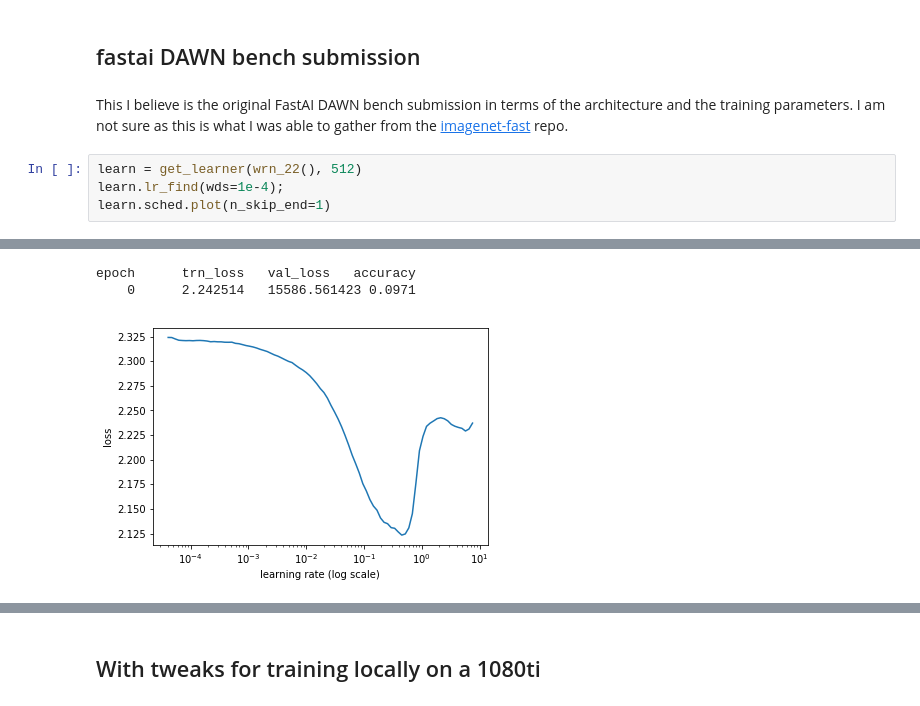
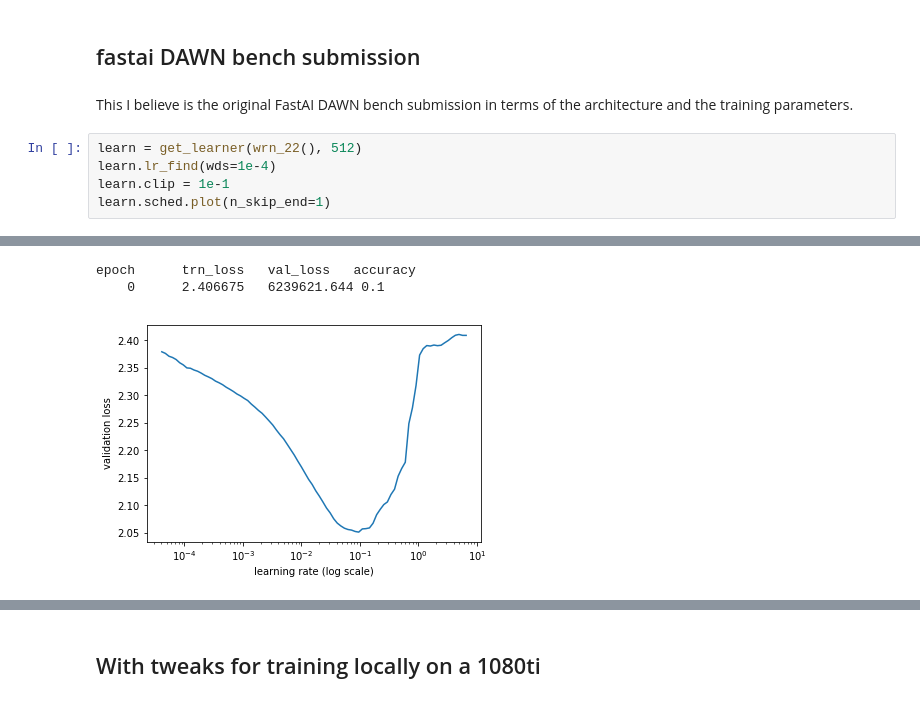
Before and after one commit to radekosmulski/cifar10_docker, a Jupyter notebook: workspace/cifar10_fastai_dawnbench.ipynb, the cells around one changed output, grey strips where cells are left out. Saved outputs shown, nothing was run; the diff lists cells and outputs as text.

Commit message:
add fastai adamw nb

```diff
--- a/workspace/cifar10_fastai_dawnbench.ipynb
+++ b/workspace/cifar10_fastai_dawnbench.ipynb
@@ -68,14 +64,15 @@ def get_TTA_accuracy(learn):
 # %% [markdown]
 ## fastai DAWN bench submission
 # %% [markdown]
-This I believe is the original FastAI DAWN bench submission in terms of the architecture and the training parameters. I am not sure as this is what I was able to gather from the [imagenet-fast](https://github.com/fastai/imagenet-fast) repo.
+This I believe is the original FastAI DAWN bench submission in terms of the architecture and the training parameters.
 # %%
 learn = get_learner(wrn_22(), 512)
-learn.lr_find(wds=1e-4);
+learn.lr_find(wds=1e-4)
+learn.clip = 1e-1
 learn.sched.plot(n_skip_end=1)
 # %% [output]
 [interactive output not drawn]
 epoch      trn_loss   val_loss   accuracy
-    0      2.242514   15586.561423 0.0971
+    0      2.406675   6239621.644 0.1
-[figure, old version]
+[figure, new version]
 # %%
```
Also changed, not shown: parts of 14 cells of this notebook, 3 other files.
